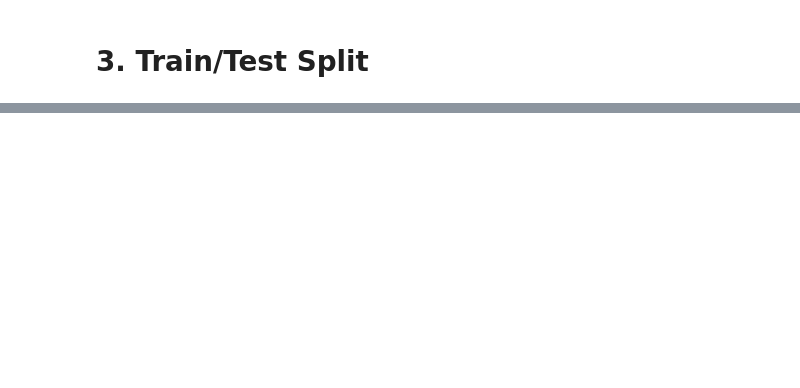
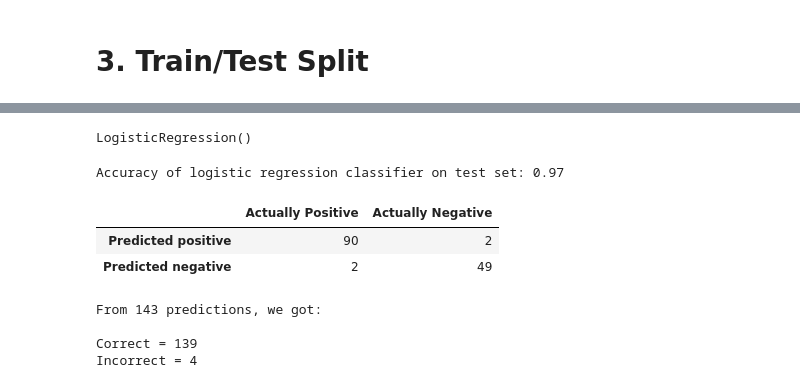
Before and after one commit to lucasabdalah/Exploratory-Data-Analisys, a Jupyter notebook: code/hw3/data_classification.ipynb, the cells around one changed output, grey strips where cells are left out. Cells and saved outputs as stored; diff of their text form; code cells hidden in the pictures; blank space fills up the shorter version.

Commit message:
confusion matrix + report

```diff
--- a/code/hw3/data_classification.ipynb
+++ b/code/hw3/data_classification.ipynb
@@ -198,0 +184,29 @@ X_train, X_test, y_train, y_test = train_test_split(X, y, test_size = 0.25)
+# %%
+# Build the Logistic Regression model and fit into the training data
+log_reg = LogisticRegression()
+log_reg.fit(X_train, y_train)
+# %% [output]
+LogisticRegression()
+# %%
+y_pred = log_reg.predict(X_test)
+print(f"Accuracy of logistic regression classifier on test set: {log_reg.score(X_test, y_test):.2f}")
+# %% [output]
+Accuracy of logistic regression classifier on test set: 0.97
+# %%
+confusion_matrix = metrics.confusion_matrix(y_test, y_pred)
+
+confusion_matrix_dataframe = pd.DataFrame(confusion_matrix, index = ['Predicted positive', 'Predicted negative'], columns = ['Actually Positive', 'Actually Negative'])
+confusion_matrix_dataframe
+# %% [output]
+|  | Actually Positive | Actually Negative |
+| Predicted positive | 90 | 2 |
+| Predicted negative | 2 | 49 |
+# %%
+print(f'From {np.shape(y_test)[0]} predictions, we got:\n')
+print(f'Correct = {confusion_matrix[0,0]+confusion_matrix[1,1]} ')
+print(f'Incorrect = {confusion_matrix[0,1]+confusion_matrix[1,0]}')
+# %% [output]
+From 143 predictions, we got:
+
+Correct = 139
+Incorrect = 4
```
Also changed, not shown: parts of 5 cells of this notebook.
